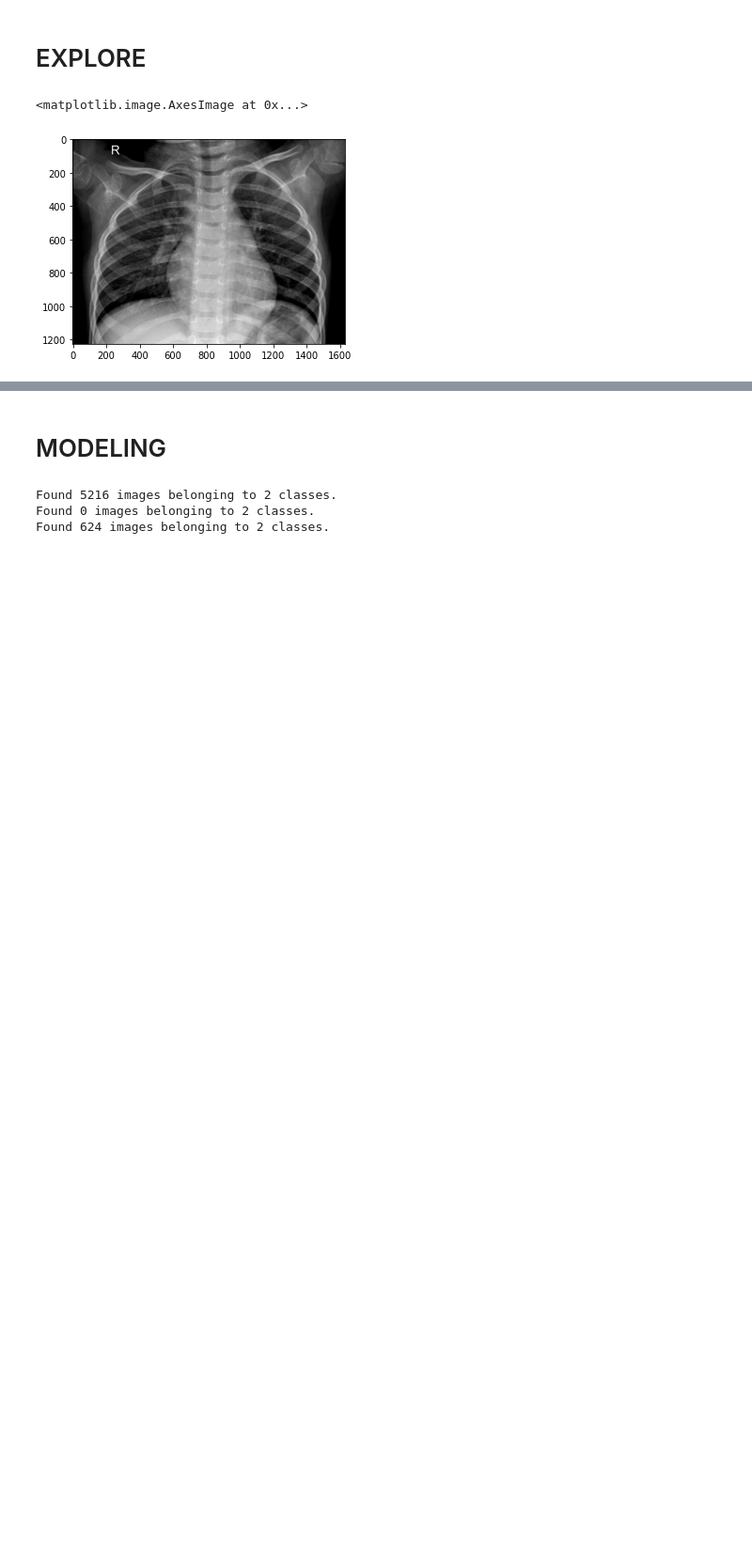
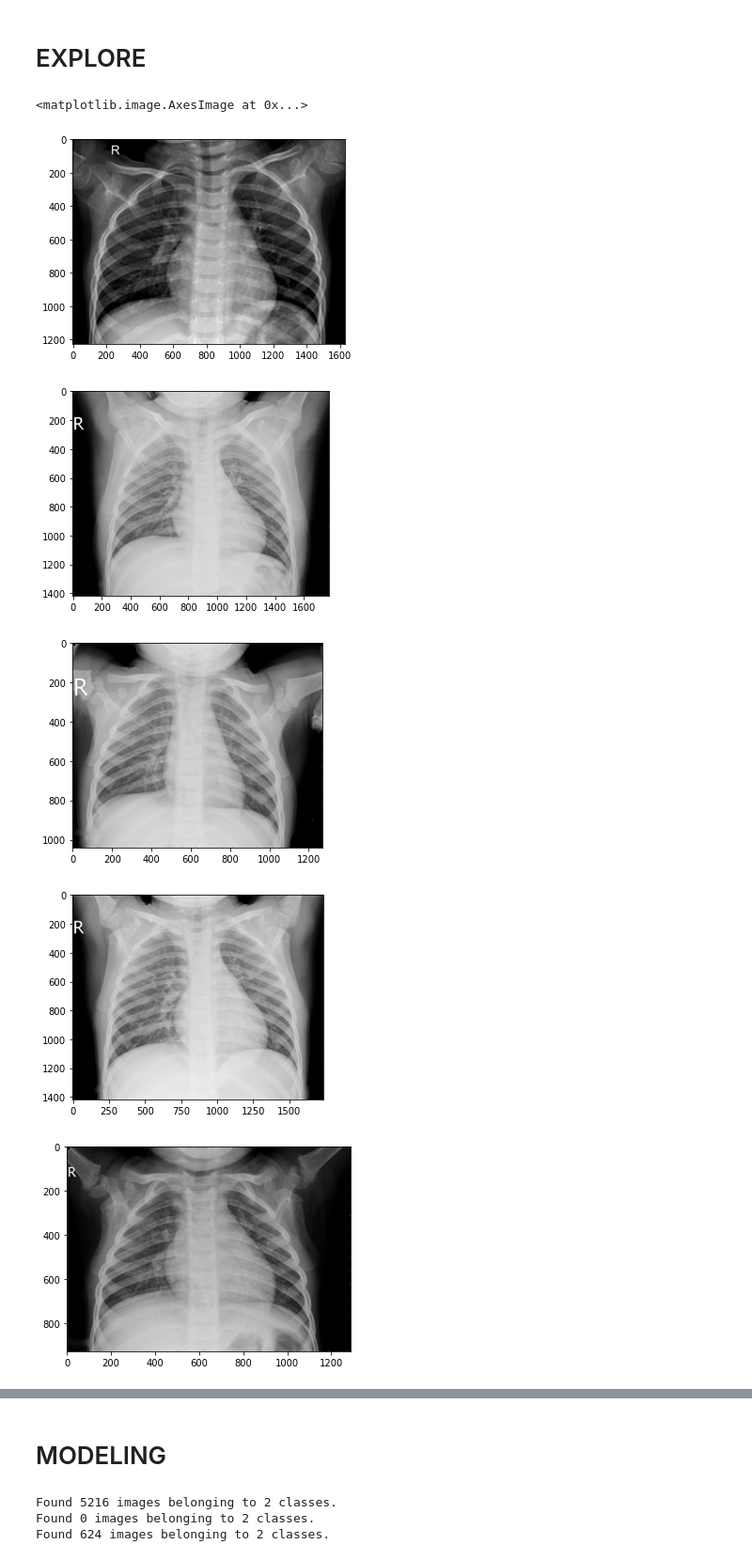
Before and after one commit to Cody-Freese/Pneumonia-Image-Classification, a Jupyter notebook: Project Notebook.ipynb, the cells around one changed output, grey strips where cells are left out. Shown at 94% size. Drawn from its saved outputs; the diff is of its cells as text; code cells hidden in the pictures; blank space fills up the shorter version.

Commit message:
Execute Training Model

```diff
--- a/Project Notebook.ipynb
+++ b/Project Notebook.ipynb
@@ -230,15 +230,21 @@ batch_size = 10
 # Test Image
 img_path = 'C:/Users/c_fre/Learn.co/Module_4_Project/Image-Classification/chest_xray/val/NORMAL/NORMAL2-IM-1440-0001.jpeg'
 
-image = cv2.imread(img_path)
+image_name = cv2.imread(img_path)
 
-plt.imshow(image)
+plt.imshow(image_name)
 # %% [output]
 <matplotlib.image.AxesImage at 0x...>
 [figure]
 # %%
-# for i in range(0,10):
-#     img = train_path[i]
-#     img = image.load_img('train_path' + img)
-#     plt.imshow(img)
-#     plt.show()
+normal_val_images = os.listdir(normal_val_path)
+for image_name in normal_val_images:
+    image_path = os.path.join(normal_val_path, image_name)
+    img = image.load_img(image_path)
+    plt.imshow(img)
+    plt.show()
+# %% [output]
+[figure, added]
+[figure, added]
+[figure, added]
+[figure, added]
```
Also changed, not shown: parts of 26 cells of this notebook.
